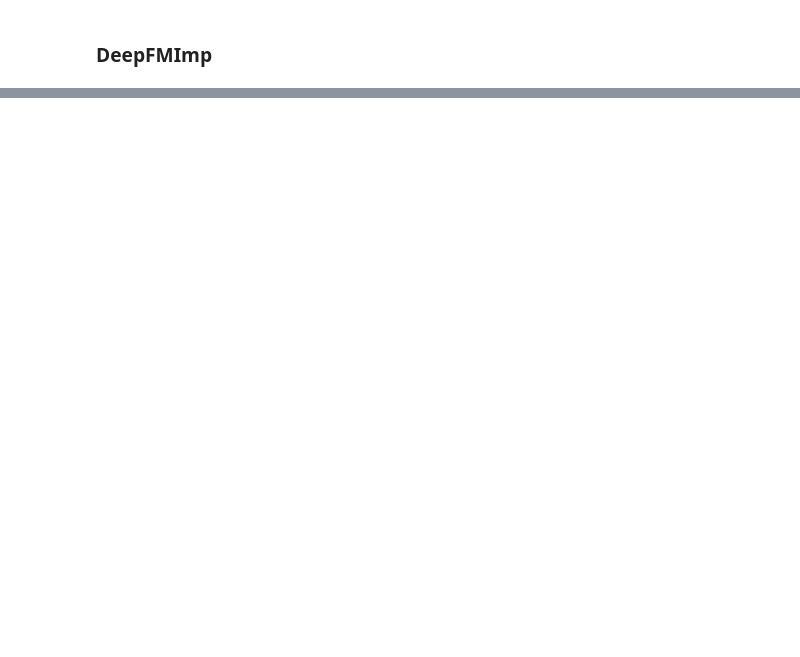
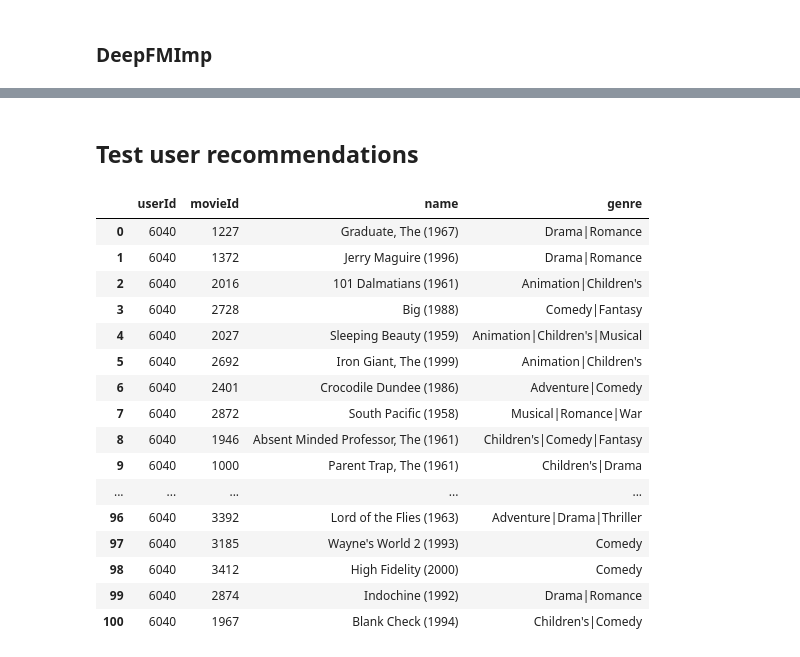
Before and after one commit to galuzina-k/RecSys_thesis, a Jupyter notebook: RecSys/notebooks/DeepFM.ipynb, the cells around one changed output, grey strips where cells are left out. Saved outputs shown, nothing was run; the diff lists cells and outputs as text; code cells hidden in the pictures; blank space fills up the shorter version.

```diff
--- a/RecSys/notebooks/DeepFM.ipynb
+++ b/RecSys/notebooks/DeepFM.ipynb
@@ -132,3 +149,19 @@ for user in tqdm(df_val.userId.unique(), desc="Enriching val"):
 df_val = pd.concat([df_val, df_add], ignore_index=True).drop(
     columns=["timestamp", "rating", "rank"]
 )
+
+# adding data for test user
+df_add = pd.DataFrame()
+user = df_users["userId"].max()
+movie = df_test.loc[df_test.userId == user, "movieId"]
+watched_movies = np.append(
+    movie, df_train.loc[df_train.userId == user, "movieId"].values
+)
+not_wathed_movies = np.setdiff1d(
+    np.arange(df_movies["movieId"].max() + 1), watched_movies
+)
+random_500 = np.random.choice(not_wathed_movies, 500, replace=False)
+
+df_temp = pd.DataFrame().assign(movieId=random_500, userId=user, action=0)
+df_add = pd.concat([df_add, df_temp], ignore_index=True)
+df_test_user = df_add
@@ -397,0 +465,64 @@ reccomendation_report(pred, target, k=15)
+# %% [markdown]
+## Test user recommendations
+# %%
+pd.set_option("display.max_rows", 102)
+# %%
+test_user_cat = user_cat[df_test_user["userId"].values].clone().detach().to(torch.long)
+test_user_num = user_num[df_test_user["userId"].values].clone().detach().to(torch.float)
+test_movie_cat = (
+    movie_cat[df_test_user["movieId"].values].clone().detach().to(torch.long)
+)
+test_cat = torch.hstack((test_user_cat, test_movie_cat))
+
+test_loader = DataLoader(
+    TensorDataset(
+        torch.tensor(df_test_user["userId"]),
+        torch.tensor(df_test_user["movieId"]),
+        test_user_num,
+        test_cat,
+    ),
+    batch_size=4096,
+    shuffle=False,
+)
+
+# predict dF
+dF.eval()
+total_preds = torch.zeros(len(test_loader.dataset))
+batch_size = test_loader.batch_size
+for i, (userIds, movieIds, num_feats, cat_feats) in enumerate(
+    tqdm(test_loader, desc="Inference", unit="batch")
+):
+    with torch.no_grad():
+        total_preds[i * batch_size : (i + 1) * batch_size] = dF(
+            userIds.to(device),
+            movieIds.to(device),
+            num_feats.to(device),
+            cat_feats.to(device),
+        ).flatten()
+
+df_test_user["rating_pred"] = total_preds.numpy()
+
+display(
+    df_test_user.loc[df_test_user.userId == df_test_user["userId"].max()]
+    .sort_values(by="rating_pred", ascending=False)
+    .merge(df_movies, on="movieId")
+    .loc[:100, ["userId", "movieId", "name", "genre"]]
+)
+# %% [output]
+|  | userId | movieId | name | genre |
+| 0 | 6040 | 1227 | Graduate, The (1967) | Drama|Romance |
+| 1 | 6040 | 1372 | Jerry Maguire (1996) | Drama|Romance |
+| 2 | 6040 | 2016 | 101 Dalmatians (1961) | Animation|Children's |
+| 3 | 6040 | 2728 | Big (1988) | Comedy|Fantasy |
+| 4 | 6040 | 2027 | Sleeping Beauty (1959) | Animation|Children's|Musical |
+| 5 | 6040 | 2692 | Iron Giant, The (1999) | Animation|Children's |
+| 6 | 6040 | 2401 | Crocodile Dundee (1986) | Adventure|Comedy |
+| 7 | 6040 | 2872 | South Pacific (1958) | Musical|Romance|War |
+| 8 | 6040 | 1946 | Absent Minded Professor, The (1961) | Children's|Comedy|Fantasy |
+| 9 | 6040 | 1000 | Parent Trap, The (1961) | Children's|Drama |
+| ... | ... | ... | ... | ... |
+| 96 | 6040 | 3392 | Lord of the Flies (1963) | Adventure|Drama|Thriller |
+| 97 | 6040 | 3185 | Wayne's World 2 (1993) | Comedy |
+| 98 | 6040 | 3412 | High Fidelity (2000) | Comedy |
+| 99 | 6040 | 2874 | Indochine (1992) | Drama|Romance |
+| 100 | 6040 | 1967 | Blank Check (1994) | Children's|Comedy |
```
Also changed, not shown: parts of 20 cells of this notebook, 13 other files.
